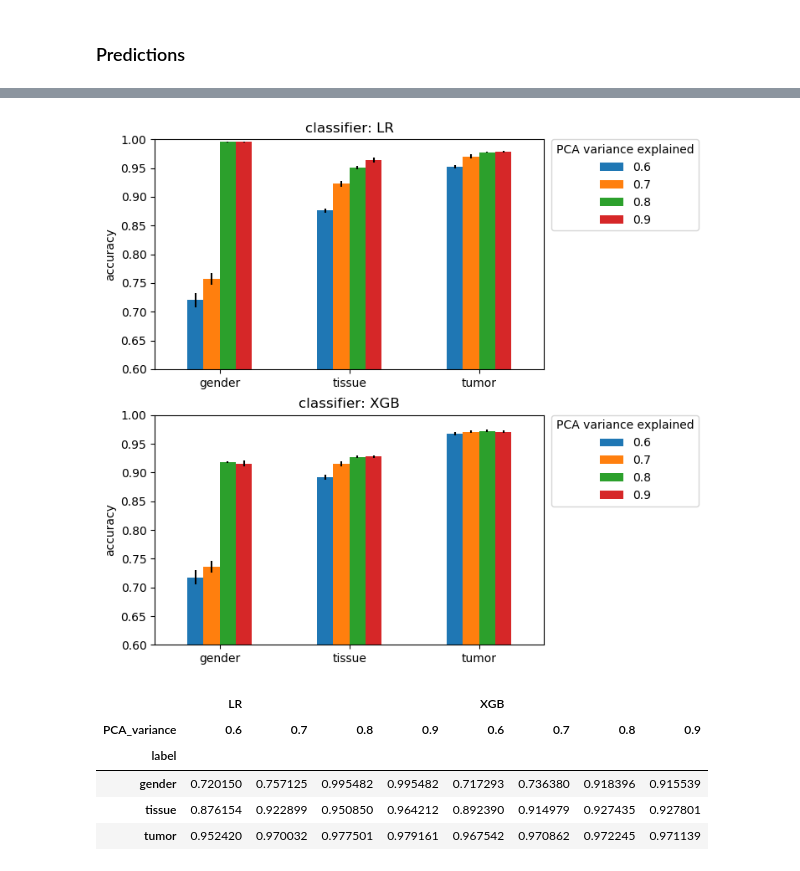
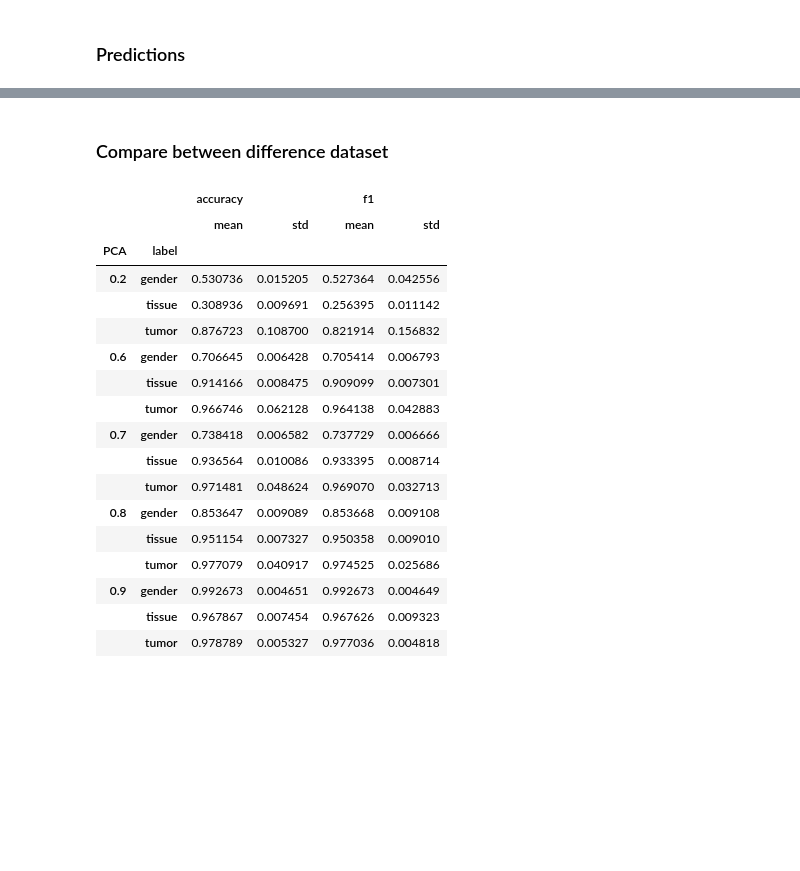
Before and after one commit to jvivian/DeepTCGA, a Jupyter notebook: Baseline_predictors.ipynb, the cells around one changed output, grey strips where cells are left out. Drawn from its saved outputs; the diff is of its cells as text; code cells hidden in the pictures; blank space fills up the shorter version.

```diff
--- a/Baseline_predictors.ipynb
+++ b/Baseline_predictors.ipynb
@@ -78,21 +84,27 @@ PCA variance: 0.2
-# %%
-fig, axes = plt.subplots(ncols=1, nrows=2, figsize=(6, 8), dpi=100)
-for i, clf_name in enumerate(["LR", "XGB"]):
-    mean_df[clf_name].plot.bar(yerr=error_df[clf_name], rot=0, ax=axes[i])
-    axes[i].legend(title="PCA variance explained",
-                   bbox_to_anchor=(1.02, 1), loc=2, borderaxespad=0.)
-    axes[i].set_title("classifier: {0}".format(clf_name))
-    axes[i].set_ylabel("accuracy")
-    axes[i].set_xlabel("")
-    axes[i].set_ylim([0.6, 1])
-# %% [output]
-[figure, removed]
-# %%
-mean_df
-# %% [output]
-|  | LR |  |  |  | XGB |  |  |  |
-| PCA_variance | 0.6 | 0.7 | 0.8 | 0.9 | 0.6 | 0.7 | 0.8 | 0.9 |
-| label |  |  |  |  |  |  |  |  |
-| gender | 0.720150 | 0.757125 | 0.995482 | 0.995482 | 0.717293 | 0.736380 | 0.918396 | 0.915539 |
-| tissue | 0.876154 | 0.922899 | 0.950850 | 0.964212 | 0.892390 | 0.914979 | 0.927435 | 0.927801 |
-| tumor | 0.952420 | 0.970032 | 0.977501 | 0.979161 | 0.967542 | 0.970862 | 0.972245 | 0.971139 |
+# %%
+filename = "./results/LR/PCA_{0}_LR_gridsearch.csv"
+result_df = pd.concat([pd.read_csv(filename.format(i)) for i in [0.2, 0.6, 0.7, 0.8, 0.9]])
+# %% [markdown]
+### Compare between difference dataset
+# %%
+result_df.groupby(["PCA", "label", "class_weight", "penalty", "C"]).agg(
+    [np.mean, np.std])[["accuracy", "f1"]].max(level=[0,1])
+# %% [output]
+|  |  | accuracy |  | f1 |  |
+|  |  | mean | std | mean | std |
+| PCA | label |  |  |  |  |
+| 0.2 | gender | 0.530736 | 0.015205 | 0.527364 | 0.042556 |
+|  | tissue | 0.308936 | 0.009691 | 0.256395 | 0.011142 |
+|  | tumor | 0.876723 | 0.108700 | 0.821914 | 0.156832 |
+| 0.6 | gender | 0.706645 | 0.006428 | 0.705414 | 0.006793 |
+|  | tissue | 0.914166 | 0.008475 | 0.909099 | 0.007301 |
+|  | tumor | 0.966746 | 0.062128 | 0.964138 | 0.042883 |
+| 0.7 | gender | 0.738418 | 0.006582 | 0.737729 | 0.006666 |
+|  | tissue | 0.936564 | 0.010086 | 0.933395 | 0.008714 |
+|  | tumor | 0.971481 | 0.048624 | 0.969070 | 0.032713 |
+| 0.8 | gender | 0.853647 | 0.009089 | 0.853668 | 0.009108 |
+|  | tissue | 0.951154 | 0.007327 | 0.950358 | 0.009010 |
+|  | tumor | 0.977079 | 0.040917 | 0.974525 | 0.025686 |
+| 0.9 | gender | 0.992673 | 0.004651 | 0.992673 | 0.004649 |
+|  | tissue | 0.967867 | 0.007454 | 0.967626 | 0.009323 |
+|  | tumor | 0.978789 | 0.005327 | 0.977036 | 0.004818 |
```
Also changed, not shown: parts of 3 cells of this notebook.
